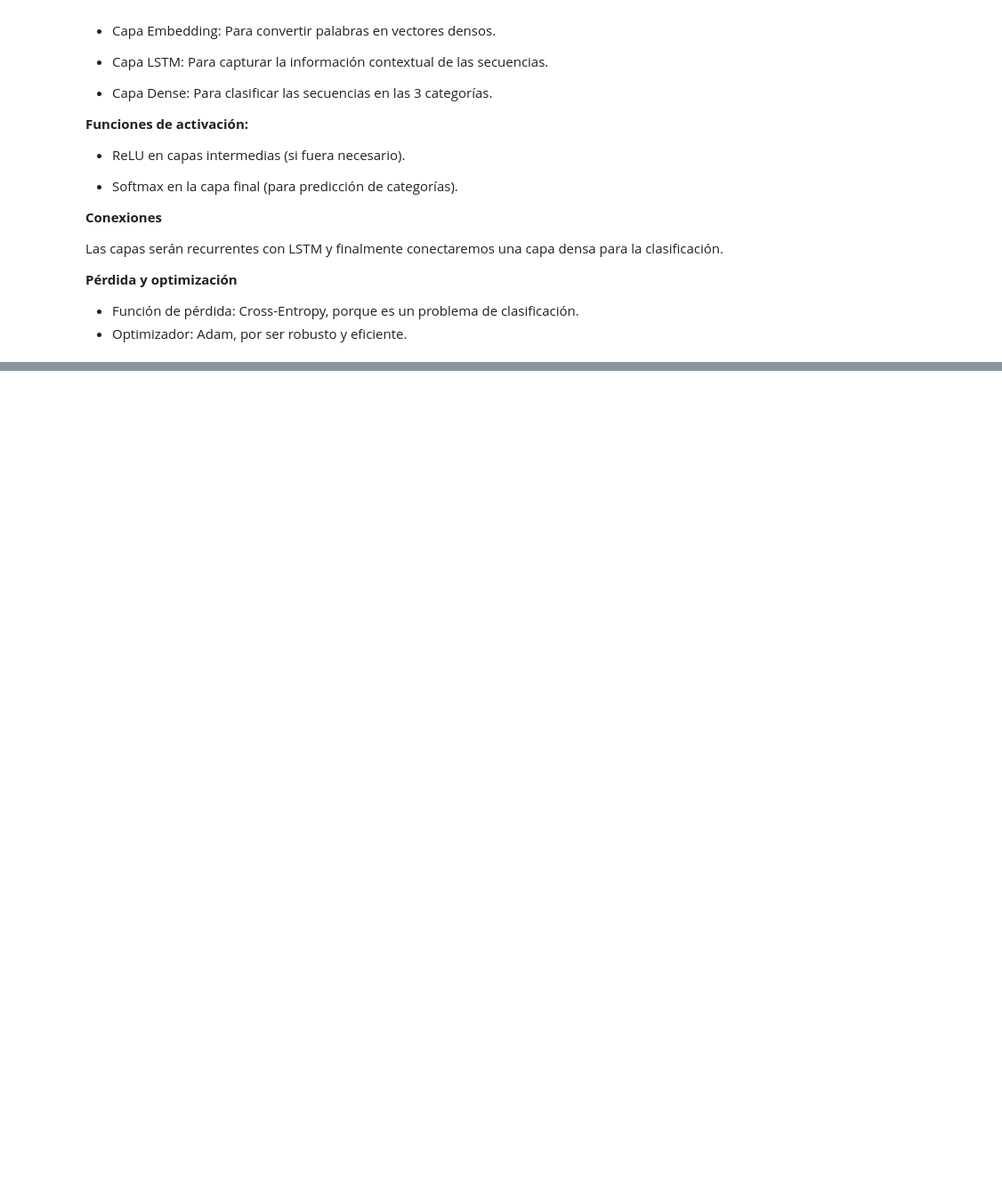
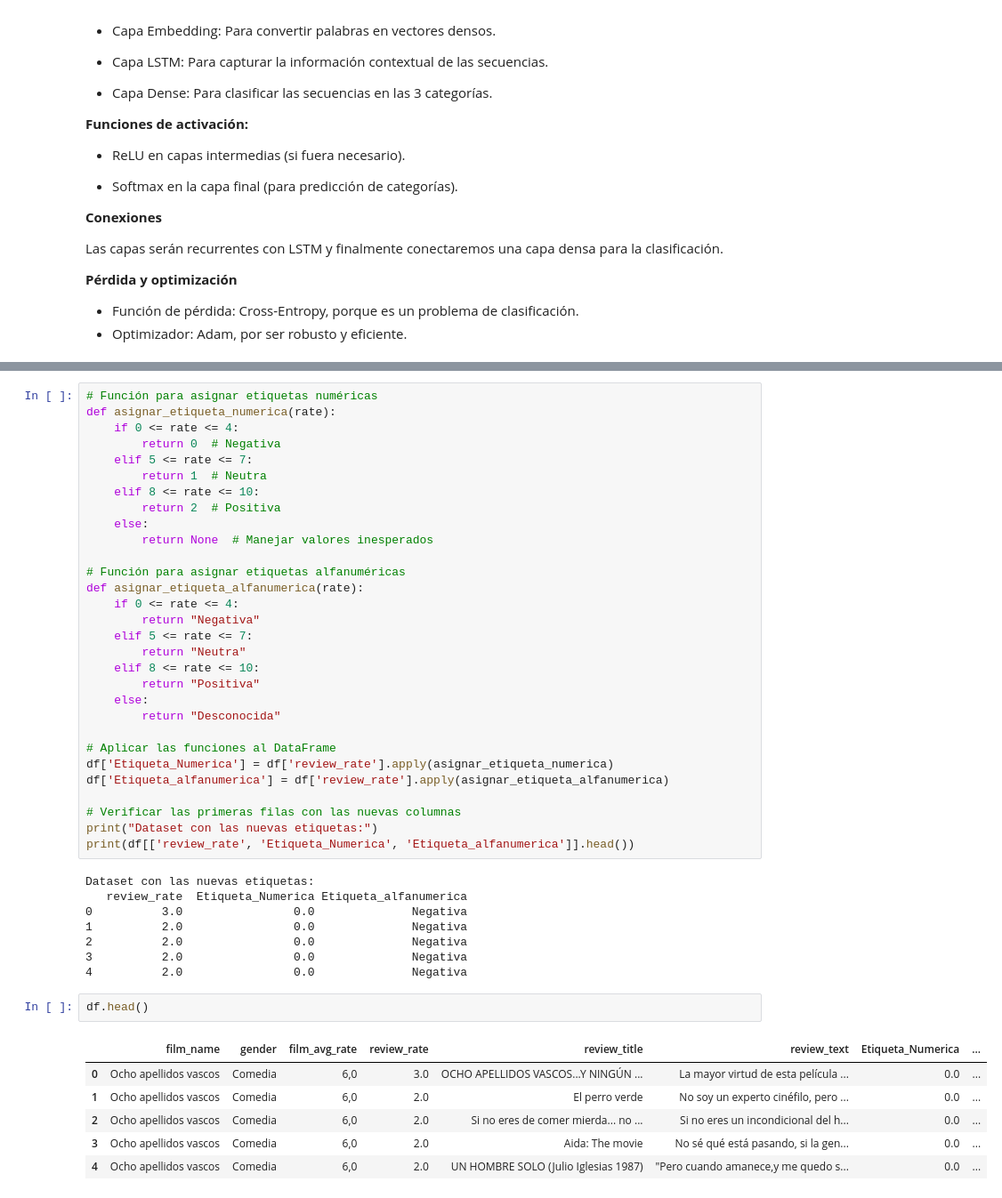
Before and after one commit to tdiego74/Clase_Data_Science_III_PBLC, a Jupyter notebook: Proyecto_DS_III_Entrega_Final_Tocci.ipynb, the cells around one changed output, grey strips where cells are left out. Shown at 89% size. Cells and saved outputs as stored; diff of their text form; blank space fills up the shorter version.

```diff
--- a/Proyecto_DS_III_Entrega_Final_Tocci.ipynb
+++ b/Proyecto_DS_III_Entrega_Final_Tocci.ipynb
@@ -993,0 +1046,47 @@ Las capas serán recurrentes con LSTM y finalmente conectaremos una capa densa p
+# %%
+# Función para asignar etiquetas numéricas
+def asignar_etiqueta_numerica(rate):
+    if 0 <= rate <= 4:
+        return 0  # Negativa
+    elif 5 <= rate <= 7:
+        return 1  # Neutra
+    elif 8 <= rate <= 10:
+        return 2  # Positiva
+    else:
+        return None  # Manejar valores inesperados
+
+# Función para asignar etiquetas alfanuméricas
+def asignar_etiqueta_alfanumerica(rate):
+    if 0 <= rate <= 4:
+        return "Negativa"
+    elif 5 <= rate <= 7:
+        return "Neutra"
+    elif 8 <= rate <= 10:
+        return "Positiva"
+    else:
+        return "Desconocida"
+
+# Aplicar las funciones al DataFrame
+df['Etiqueta_Numerica'] = df['review_rate'].apply(asignar_etiqueta_numerica)
+df['Etiqueta_alfanumerica'] = df['review_rate'].apply(asignar_etiqueta_alfanumerica)
+
+# Verificar las primeras filas con las nuevas columnas
+print("Dataset con las nuevas etiquetas:")
+print(df[['review_rate', 'Etiqueta_Numerica', 'Etiqueta_alfanumerica']].head())
+# %% [output]
+Dataset con las nuevas etiquetas:
+   review_rate  Etiqueta_Numerica Etiqueta_alfanumerica
+0          3.0                0.0              Negativa
+1          2.0                0.0              Negativa
+2          2.0                0.0              Negativa
+3          2.0                0.0              Negativa
+4          2.0                0.0              Negativa
+# %%
+df.head()
+# %% [output]
+|  | film_name | gender | film_avg_rate | review_rate | review_title | review_text | Etiqueta_Numerica | ... |
+| 0 | Ocho apellidos vascos | Comedia | 6,0 | 3.0 | OCHO APELLIDOS VASCOS...Y NINGÚN ... | La mayor virtud de esta película ... | 0.0 | ... |
+| 1 | Ocho apellidos vascos | Comedia | 6,0 | 2.0 | El perro verde | No soy un experto cinéfilo, pero ... | 0.0 | ... |
+| 2 | Ocho apellidos vascos | Comedia | 6,0 | 2.0 | Si no eres de comer mierda... no ... | Si no eres un incondicional del h... | 0.0 | ... |
+| 3 | Ocho apellidos vascos | Comedia | 6,0 | 2.0 | Aida: The movie | No sé qué está pasando, si la gen... | 0.0 | ... |
+| 4 | Ocho apellidos vascos | Comedia | 6,0 | 2.0 | UN HOMBRE SOLO (Julio Iglesias 1987) | "Pero cuando amanece,y me quedo s... | 0.0 | ... |
```
Also changed, not shown: parts of 21 cells of this notebook.
